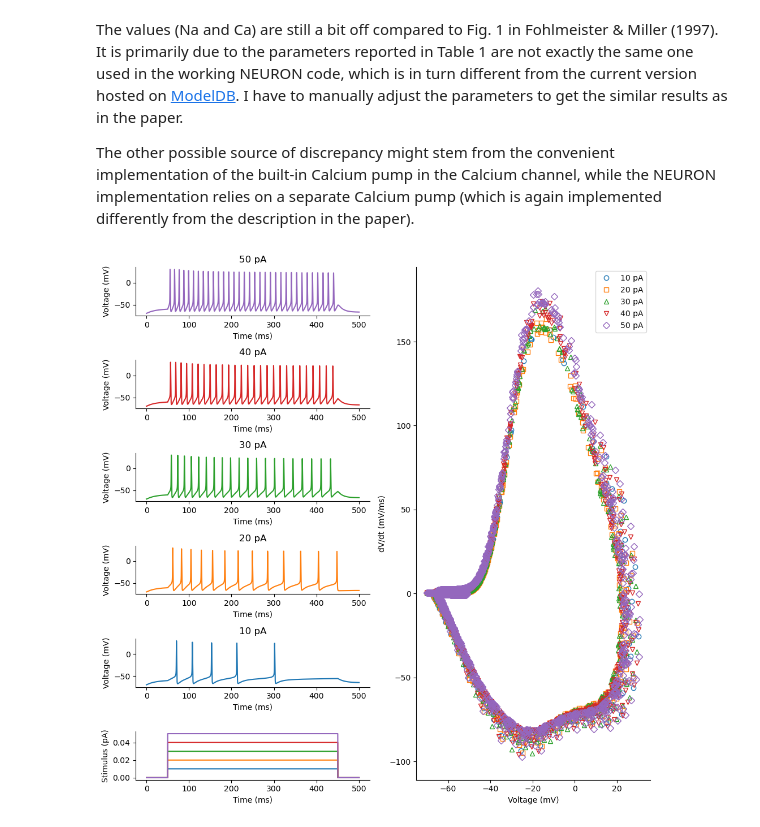
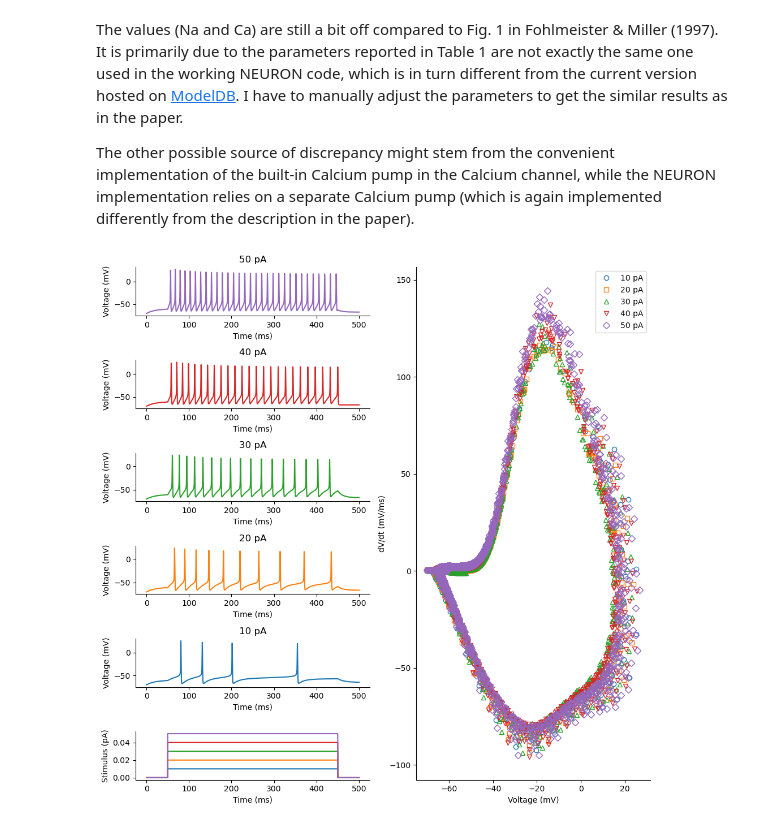
Before and after one commit to jaxleyverse/jaxley-mech, a Jupyter notebook: notebooks/channels/fm97.ipynb, the cells around one changed output. Cells and saved outputs as stored; diff of their text form; code cells hidden in the pictures.

```diff
--- a/notebooks/channels/fm97.ipynb
+++ b/notebooks/channels/fm97.ipynb
@@ -109,7 +109,7 @@ class Compartment(Compartment):
 # %%
 params = {
     # conductance
-    "Na_gNa": 0.05,
+    "Na_gNa": 0.04,
     "K_gK": 0.012,
     "KA_gKA": 0.036,
     "Ca_gCa": 0.0022,
@@ -243,7 +243,7 @@ markers = {
 
 params = {
     # conductance
-    "Na_gNa": 0.05,
+    "Na_gNa": 0.04,
     "K_gK": 0.012,
     "KA_gKA": 0.036,
     "Ca_gCa": 0.0022,
@@ -283,34 +283,34 @@ for j, i_amp in enumerate([0.01, 0.02, 0.03, 0.04, 0.05]):
     current = jx.step_current(i_delay, i_dur, i_amp, dt, t_max, i_offset=i_offset)
     cell.stimulate(current)
     cell.record()
 
     # run the model
     s = jx.integrate(cell, delta_t=dt)
 
     _ = ax[mappings[j]].plot(time_vec, s.T[:-1], label=f"{int(i_amp*1000)} pA", color=f"C{j}")
     _ = ax[mappings[j]].set_xlabel("Time (ms)")
     _ = ax[mappings[j]].set_ylabel("Voltage (mV)")
     _ = ax[mappings[j]].set_title(f"{int(i_amp*1000)} pA")
     _ = ax[mappings[j]].spines["top"].set_visible(False)
     _ = ax[mappings[j]].spines["right"].set_visible(False)
 
     _ = ax["F"].plot(time_vec, current, label=f"{int(i_amp*1000)} pA")
     _ = ax["F"].set_xlabel("Time (ms)")
     _ = ax["F"].set_ylabel("Stimulus (pA)")
     _ = ax["F"].spines["top"].set_visible(False)
     _ = ax["F"].spines["right"].set_visible(False)
 
     dvdt = jnp.diff(s.T.flatten()) / dt
     _ = ax["G"].plot(s.T.flatten()[:-1], dvdt, marker=markers[j], markerfacecolor='None', linestyle='None', label=f"{int(i_amp*1000)} pA", color=f"C{j}")
     _ = ax["G"].set_xlabel("Voltage (mV)")
     _ = ax["G"].set_ylabel("dV/dt (mV/ms)")
     _ = ax["G"].spines["top"].set_visible(False)
     _ = ax["G"].spines["right"].set_visible(False)
 
 ax["G"].legend()
 fig.tight_layout()
 # %% [output]
-[figure, old version]
+[figure, new version]
 # %%
 %load_ext watermark
 %watermark --time --date --timezone --updated --python --iversions --watermark -p jaxley_mech
```
Also changed, not shown: parts of 3 cells of this notebook.
